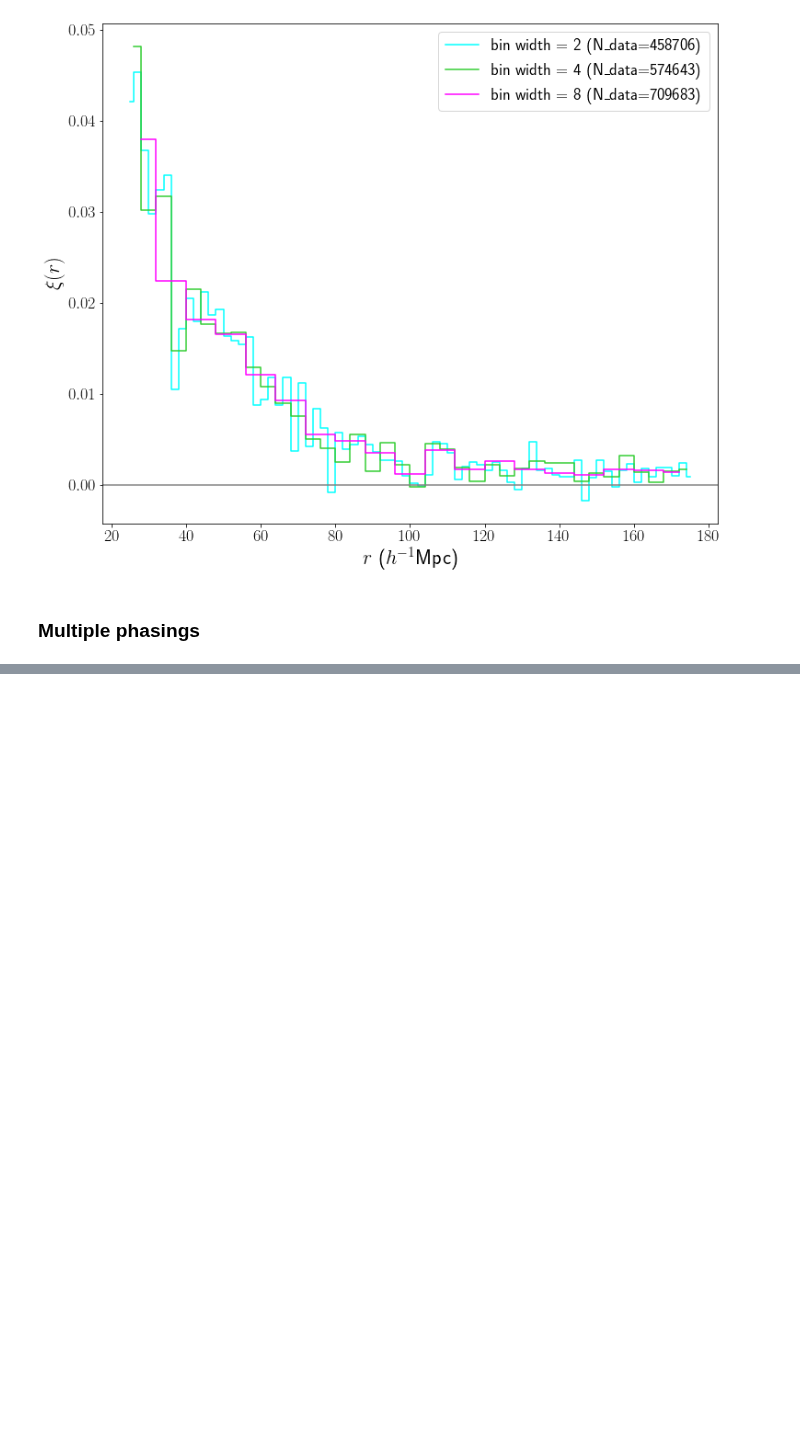
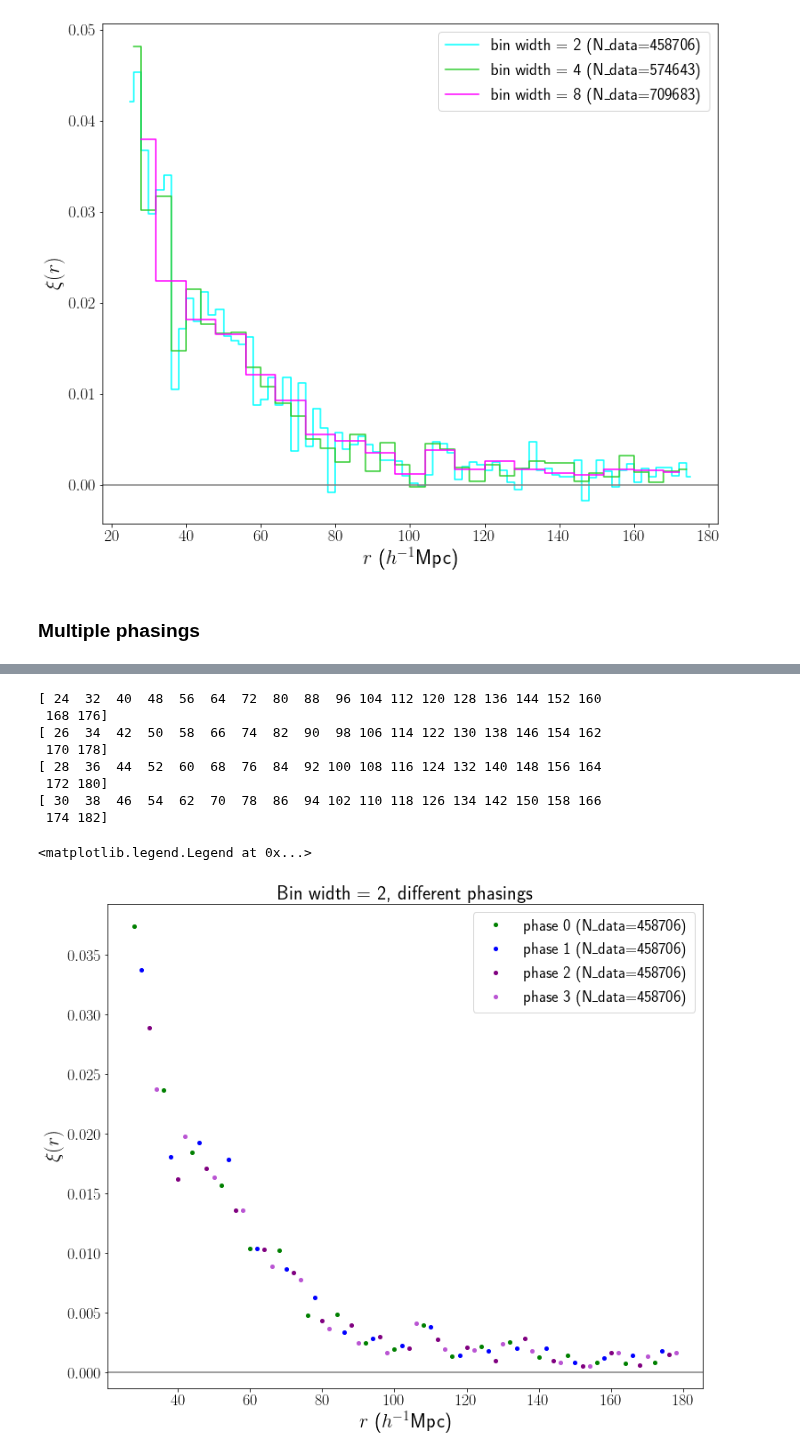
Before and after one commit to kstoreyf/gaia-quasars-lss, a Jupyter notebook: notebooks/2022-07-25_cf_3d.ipynb, the cells around one changed output, grey strips where cells are left out. Drawn from its saved outputs; the diff is of its cells as text; code cells hidden in the pictures; blank space fills up the shorter version.

```diff
--- a/notebooks/2022-07-25_cf_3d.ipynb
+++ b/notebooks/2022-07-25_cf_3d.ipynb
@@ -291,7 +291,7 @@ x_G204, y_G204, z_G204 = utils.radec_to_cartesian(dist, ra_data_G204, dec_data_G
 # %% [markdown]
 ## Load in randoms
 # %%
-fn_stardustm10 = '../data/randoms/random_stardustm1064_10x.fits'
+fn_stardustm10 = f'../data/randoms/random_stardustm1064_G{G_max}_10x.fits'
 tab_stardustm10 = utils.load_table(fn_stardustm10)
 # %%
 ra_stardustm10, dec_stardustm10 = tab_stardustm10['ra'], tab_stardustm10['dec']
@@ -596,7 +597,7 @@ for bb, bin_size in enumerate(bin_sizes):
     r_edges = np.arange(rmin, rmax+bin_size, bin_size)
     r_avg = 0.5 * (r_edges[1:] + r_edges[:-1])
     title = f'bin width = {bin_size}'
-    n_data = np.sum(idx_data_G[bb])
+    n_data = np.sum(idx_data_G[gg])
     plt.step(r_avg, xis_binsize[bb], where='mid', color=colors[bb],
              label=title+f' (N_data={n_data})')
 
@@ -645,13 +668,32 @@ RuntimeError: RuntimeError occurred
 # %%
-colors = ['green', 'blue', 'navy', 'purple']
+colors = ['green', 'blue', 'purple', 'mediumorchid']
 plt.figure(figsize=(12,10))
-for i in range(len(xis_phase)):
-    title = f'phase {i}'
-    n_data = np.sum(idx_data_G[i])
-    plt.scatter(r_avg, xis_phase[i], marker='o', markersize=16, color=colors[i],
+plt.title('Bin width = 2, different phasings', fontsize=22)
+for pp in range(int(bin_size/phase_size)):
+    rmin_p = rmin + phase_size*pp
+    rmax_p = rmax + phase_size*pp
+
+    r_edges = np.arange(rmin_p, rmax_p+bin_size, bin_size)
+    print(r_edges)
+    r_avg = 0.5 * (r_edges[1:] + r_edges[:-1])
+
+    title = f'phase {pp}'
+    n_data = np.sum(idx_data_G[gg])
+    plt.plot(r_avg, xis_phase[pp], marker='o', markersize=4, ls='None', color=colors[pp],
              label=title+f' (N_data={n_data})')
 
 plt.xlabel(r'$r$ ($h^{-1}$Mpc)')
 plt.ylabel(r'$\xi(r)$')
 plt.axhline(0, color='grey')
 plt.legend()
+# %% [output]
+[ 24  32  40  48  56  64  72  80  88  96 104 112 120 128 136 144 152 160
+ 168 176]
+[ 26  34  42  50  58  66  74  82  90  98 106 114 122 130 138 146 154 162
+ 170 178]
+[ 28  36  44  52  60  68  76  84  92 100 108 116 124 132 140 148 156 164
+ 172 180]
+[ 30  38  46  54  62  70  78  86  94 102 110 118 126 134 142 150 158 166
+ 174 182]
+<matplotlib.legend.Legend at 0x...>
+[figure, added]
```
Also changed, not shown: parts of 2 cells of this notebook.
